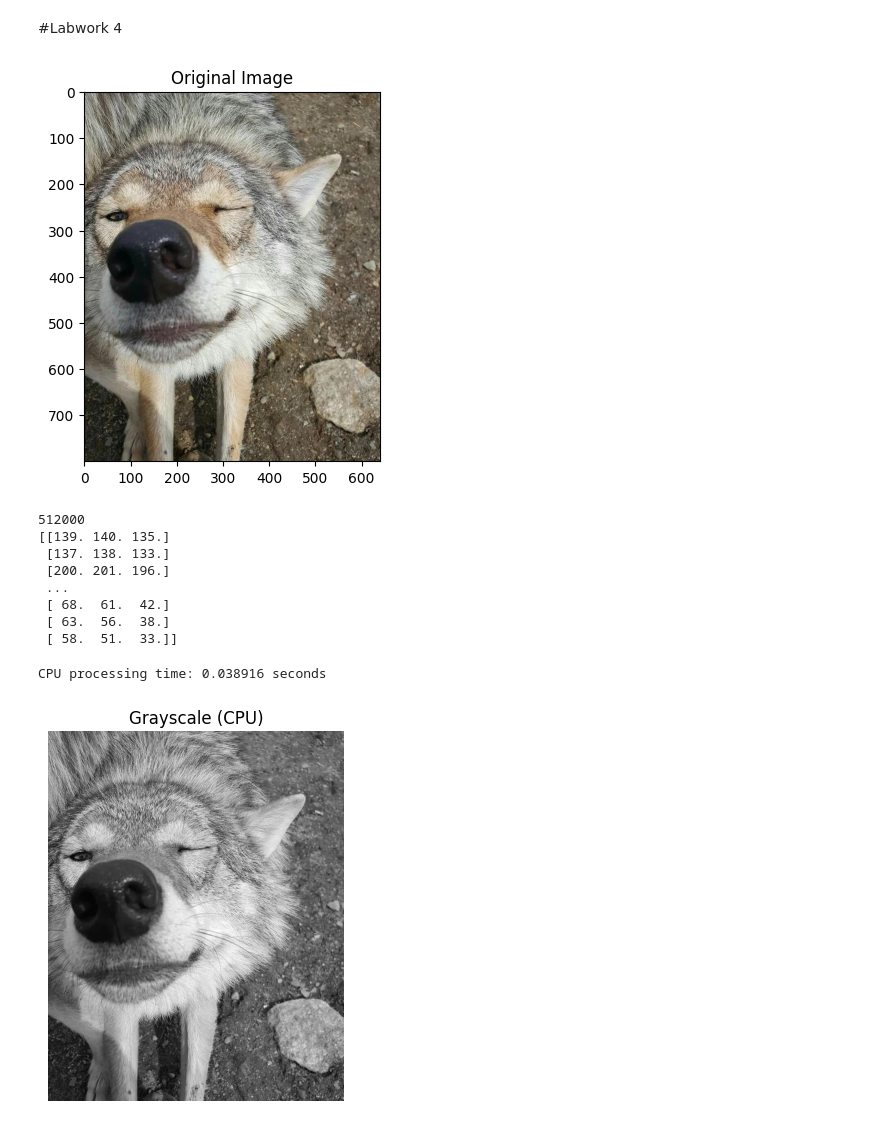
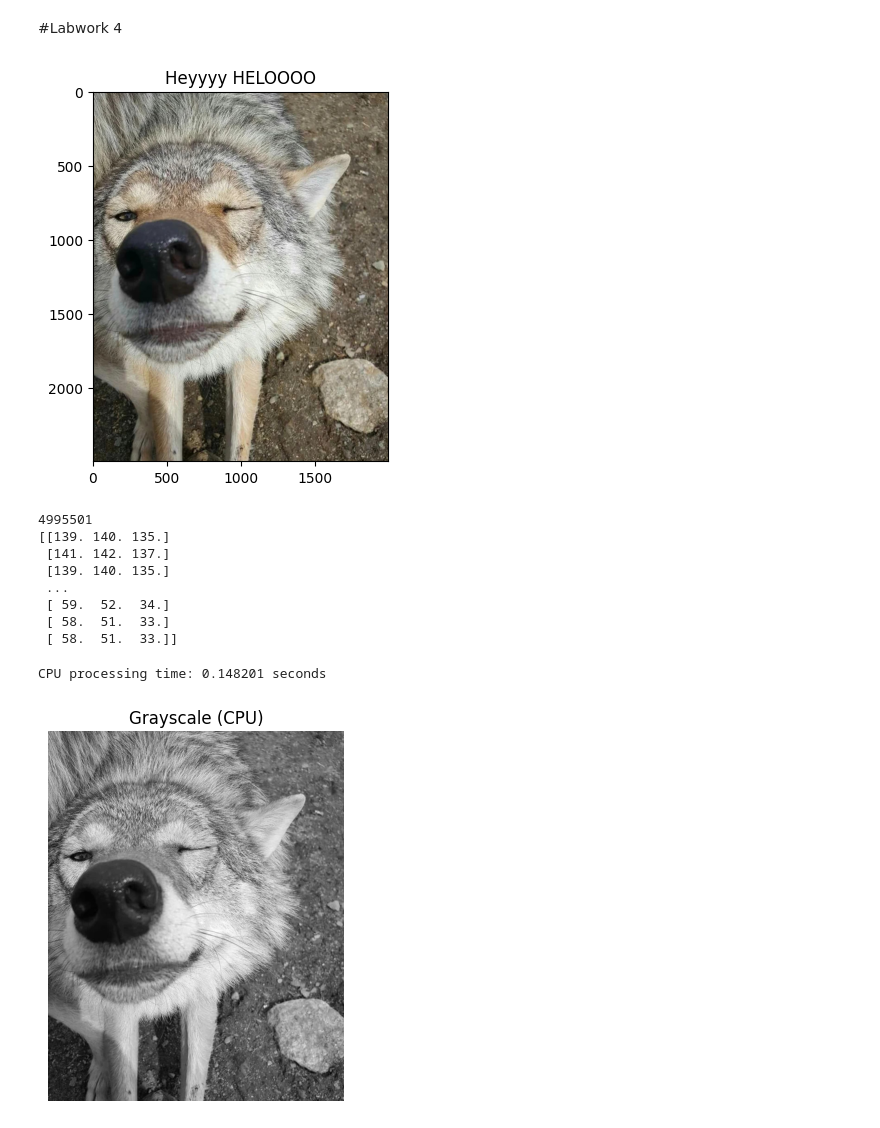
Before and after one commit to Lib3Rt9/advancedhpc2024, a Jupyter notebook: labwork_4/lab_4.ipynb, the cells around one changed output. Drawn from its saved outputs; the diff is of its cells as text; code cells hidden in the pictures.

```diff
--- a/labwork_4/lab_4.ipynb
+++ b/labwork_4/lab_4.ipynb
@@ -7,15 +7,15 @@ from time import time
 import matplotlib.pyplot as plt
 # %%
 # Load image
-img = plt.imread('/content/d2h1o3wqwoe71.jpg')
+img = plt.imread('/content/wolf_big.jpg')
 # %%
 # Display the original image
 plt.figure()
 plt.imshow(img)
-plt.title('Original Image')
+plt.title('Heyyyy HELOOOO')
 plt.show()
 # %% [output]
-[figure, old version]
+[figure, new version]
 # %%
 def rgb2gray_cpu(image):
     return np.dot(image[..., :3], [0.2989, 0.5870, 0.1140])
@@ -35,13 +35,13 @@ print(pixelCount)
 flat_img = img.reshape(pixelCount, 3).astype(np.float32)
 print(flat_img)
 # %% [output]
-512000
+4995501
 [[139. 140. 135.]
- [137. 138. 133.]
- [200. 201. 196.]
+ [141. 142. 137.]
+ [139. 140. 135.]
  ...
- [ 68.  61.  42.]
- [ 63.  56.  38.]
+ [ 59.  52.  34.]
+ [ 58.  51.  33.]
  [ 58.  51.  33.]]
 # %%
 # Grayscale with CPU
@@ -50,7 +50,7 @@ gray_cpu = rgb2gray_cpu(img)
 end_cpu = time()  # End timing
 print(f"CPU processing time: {end_cpu - start_cpu:.6f} seconds")
 # %% [output]
-CPU processing time: 0.038916 seconds
+CPU processing time: 0.148201 seconds
 # %%
 # Display CPU result
 plt.imshow(gray_cpu, cmap='gray')
```
Also changed, not shown: parts of 3 cells of this notebook.
